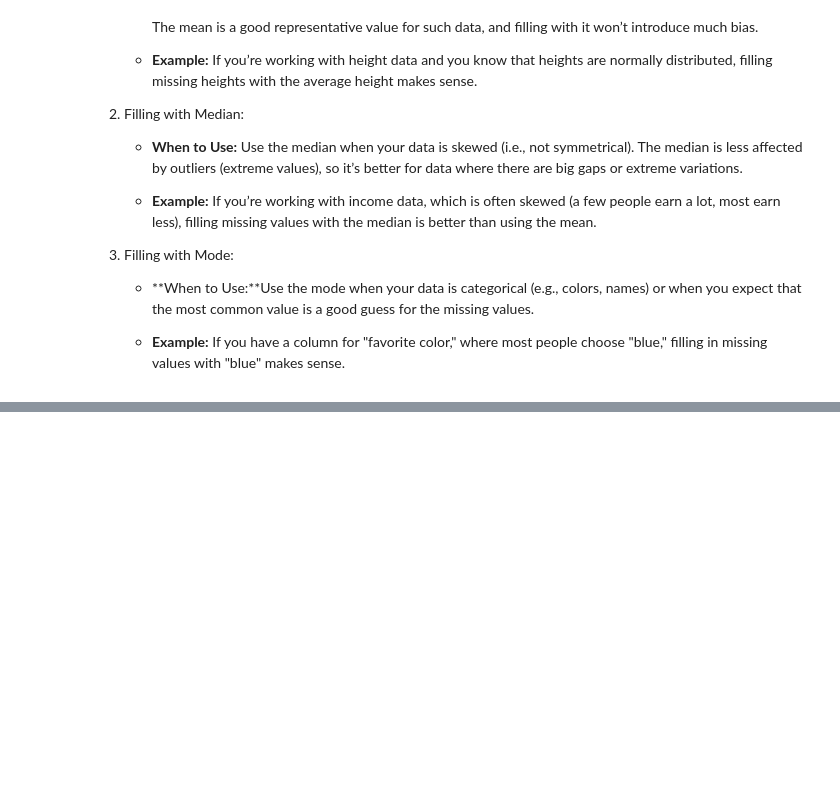
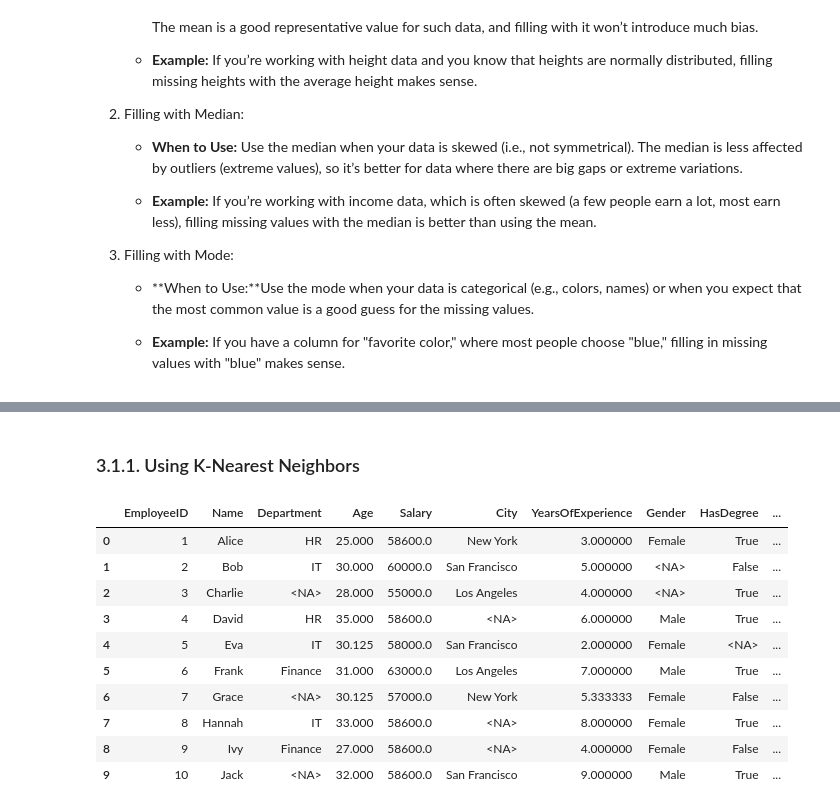
Before and after one commit to nabigwaku/Data-cleaning-project-with-python, a Jupyter notebook: Handling_Missing_Values_in_Python.ipynb, the cells around one changed output, grey strips where cells are left out. Drawn from its saved outputs; the diff is of its cells as text; code cells hidden in the pictures; blank space fills up the shorter version.

```diff
--- a/Handling_Missing_Values_in_Python.ipynb
+++ b/Handling_Missing_Values_in_Python.ipynb
@@ -374,0 +432,40 @@ data_filled_ver_7
+# %% [markdown]
+### 3.1.1. Using K-Nearest Neighbors
+# %%
+# helps fill in missing numerical values in your dataset based on the values of other similar entries.
+from sklearn.impute import KNNImputer
+
+# Create a copy of the DataFrame. This way, you keep the original data unchanged while working on the copy.
+df3 = df.copy()
+
+# Fill missing values in numerical columns using KNN Imputer
+# Initialize the KNN imputer with the desired number of neighbors (k)
+# This means the imputer will look at the 5 most similar rows to estimate the missing values.
+knn_imputer = KNNImputer(n_neighbors=5)
+
+# Select numerical columns with missing values
+numerical_columns = ['Age', 'Salary', 'YearsOfExperience', 'PerformanceRating']
+
+# fills in missing values with the average (mean) value of each column.
+# This is a simple way to handle missing data before applying more advanced techniques.
+df3[numerical_columns] = df3[numerical_columns].fillna(df3[numerical_columns].mean()) # Fill NaNs with the mean of each column
+
+# knn_imputer.fit_transform(df3[numerical_columns]) does two things:
+# 1. fit: The imputer learns how to fill missing values by looking at the data.
+# 2. transform: The imputer uses what it learned to fill in the missing values.
+df3[numerical_columns] = knn_imputer.fit_transform(df3[numerical_columns])
+
+# Display the DataFrame to check the changes
+df3
+# %% [output]
+|  | EmployeeID | Name | Department | Age | Salary | City | YearsOfExperience | Gender | HasDegree | ... |
+| 0 | 1 | Alice | HR | 25.000 | 58600.0 | New York | 3.000000 | Female | True | ... |
+| 1 | 2 | Bob | IT | 30.000 | 60000.0 | San Francisco | 5.000000 | <NA> | False | ... |
+| 2 | 3 | Charlie | <NA> | 28.000 | 55000.0 | Los Angeles | 4.000000 | <NA> | True | ... |
+| 3 | 4 | David | HR | 35.000 | 58600.0 | <NA> | 6.000000 | Male | True | ... |
+| 4 | 5 | Eva | IT | 30.125 | 58000.0 | San Francisco | 2.000000 | Female | <NA> | ... |
+| 5 | 6 | Frank | Finance | 31.000 | 63000.0 | Los Angeles | 7.000000 | Male | True | ... |
+| 6 | 7 | Grace | <NA> | 30.125 | 57000.0 | New York | 5.333333 | Female | False | ... |
+| 7 | 8 | Hannah | IT | 33.000 | 58600.0 | <NA> | 8.000000 | Female | True | ... |
+| 8 | 9 | Ivy | Finance | 27.000 | 58600.0 | <NA> | 4.000000 | Female | False | ... |
+| 9 | 10 | Jack | <NA> | 32.000 | 58600.0 | San Francisco | 9.000000 | Male | True | ... |
```
Also changed, not shown: parts of 20 cells of this notebook.
